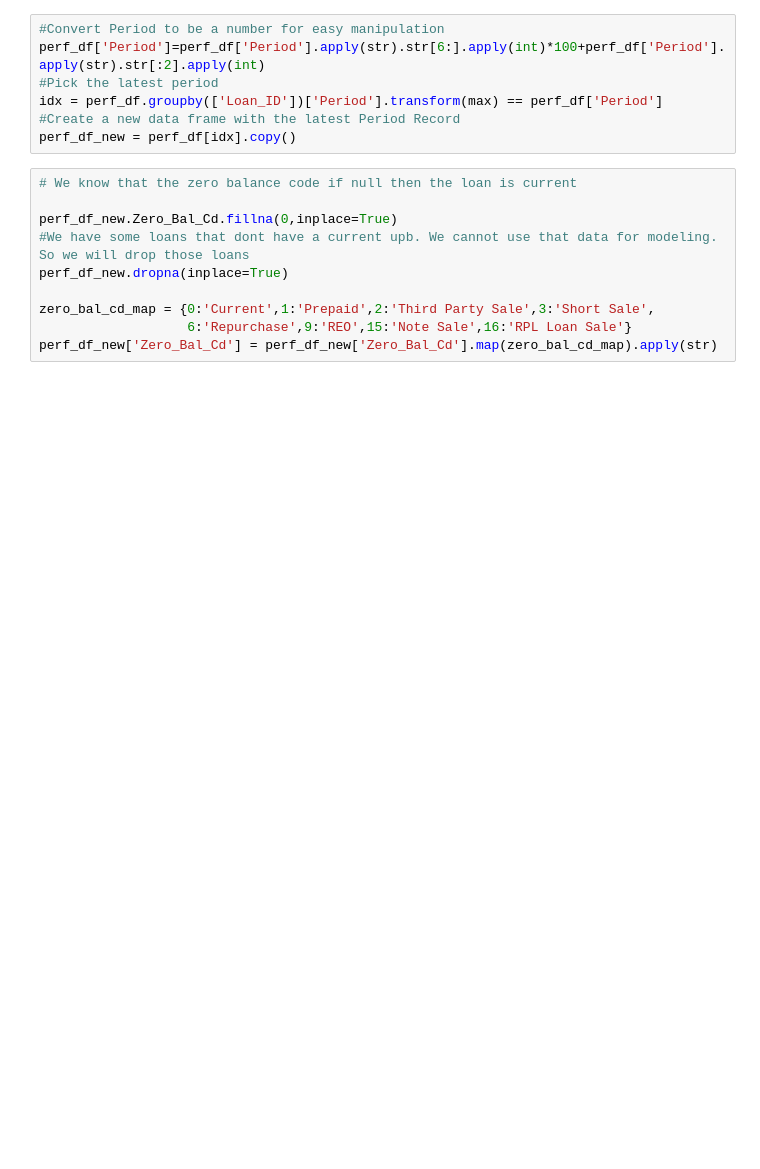
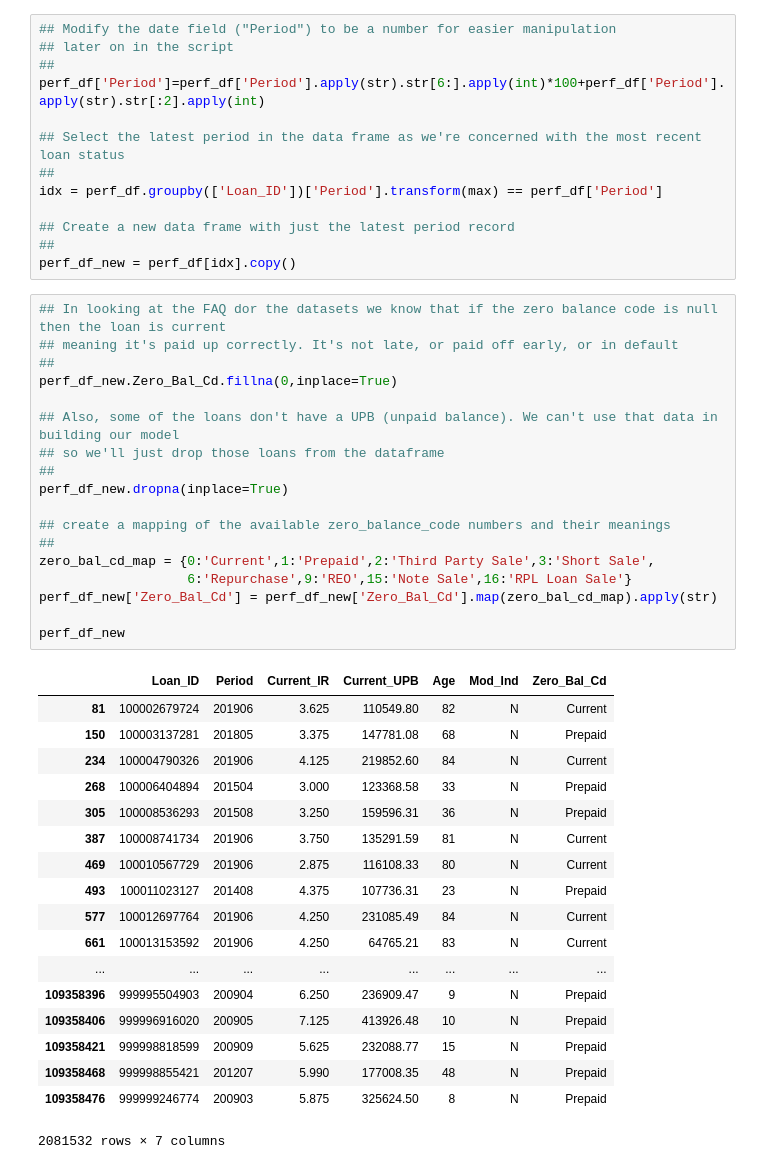
Before and after one commit to kalyanpesala17/Nov9_10_Hackathon, a Jupyter notebook: Data_Science_Challenge/Loan_Performance.ipynb, the cells around one changed output. Saved outputs shown, nothing was run; the diff lists cells and outputs as text; blank space fills up the shorter version.

```diff
--- a/Data_Science_Challenge/Loan_Performance.ipynb
+++ b/Data_Science_Challenge/Loan_Performance.ipynb
@@ -59,20 +106,53 @@ df_from_each_file = (pd.read_csv(f,sep ="|", index_col=None, header=None
                                 ) for f in all_perf_files)
 perf_df   = pd.concat(df_from_each_file, ignore_index=True)
 # %%
-#Convert Period to be a number for easy manipulation
+## Modify the date field ("Period") to be a number for easier manipulation
+## later on in the script
+##
 perf_df['Period']=perf_df['Period'].apply(str).str[6:].apply(int)*100+perf_df['Period'].apply(str).str[:2].apply(int)
-#Pick the latest period
+
+## Select the latest period in the data frame as we're concerned with the most recent loan status
+##
 idx = perf_df.groupby(['Loan_ID'])['Period'].transform(max) == perf_df['Period']
-#Create a new data frame with the latest Period Record
+
+## Create a new data frame with just the latest period record
+##
 perf_df_new = perf_df[idx].copy()
 # %%
-# We know that the zero balance code if null then the loan is current
+## In looking at the FAQ dor the datasets we know that if the zero balance code is null then the loan is current
+## meaning it's paid up correctly. It's not late, or paid off early, or in default
+##
+perf_df_new.Zero_Bal_Cd.fillna(0,inplace=True)
 
-perf_df_new.Zero_Bal_Cd.fillna(0,inplace=True)
-#We have some loans that dont have a current upb. We cannot use that data for modeling. So we will drop those loans
+## Also, some of the loans don't have a UPB (unpaid balance). We can't use that data in building our model
+## so we'll just drop those loans from the dataframe
+##
 perf_df_new.dropna(inplace=True)
 
+## create a mapping of the available zero_balance_code numbers and their meanings
+##
 zero_bal_cd_map = {0:'Current',1:'Prepaid',2:'Third Party Sale',3:'Short Sale',
                    6:'Repurchase',9:'REO',15:'Note Sale',16:'RPL Loan Sale'}
 perf_df_new['Zero_Bal_Cd'] = perf_df_new['Zero_Bal_Cd'].map(zero_bal_cd_map).apply(str)
+
+perf_df_new
+# %% [output]
+|  | Loan_ID | Period | Current_IR | Current_UPB | Age | Mod_Ind | Zero_Bal_Cd |
+| 81 | 100002679724 | 201906 | 3.625 | 110549.80 | 82 | N | Current |
+| 150 | 100003137281 | 201805 | 3.375 | 147781.08 | 68 | N | Prepaid |
+| 234 | 100004790326 | 201906 | 4.125 | 219852.60 | 84 | N | Current |
+| 268 | 100006404894 | 201504 | 3.000 | 123368.58 | 33 | N | Prepaid |
+| 305 | 100008536293 | 201508 | 3.250 | 159596.31 | 36 | N | Prepaid |
+| 387 | 100008741734 | 201906 | 3.750 | 135291.59 | 81 | N | Current |
+| 469 | 100010567729 | 201906 | 2.875 | 116108.33 | 80 | N | Current |
+| 493 | 100011023127 | 201408 | 4.375 | 107736.31 | 23 | N | Prepaid |
+| 577 | 100012697764 | 201906 | 4.250 | 231085.49 | 84 | N | Current |
+| 661 | 100013153592 | 201906 | 4.250 | 64765.21 | 83 | N | Current |
+| ... | ... | ... | ... | ... | ... | ... | ... |
+| 109358396 | 999995504903 | 200904 | 6.250 | 236909.47 | 9 | N | Prepaid |
+| 109358406 | 999996916020 | 200905 | 7.125 | 413926.48 | 10 | N | Prepaid |
+| 109358421 | 999998818599 | 200909 | 5.625 | 232088.77 | 15 | N | Prepaid |
+| 109358468 | 999998855421 | 201207 | 5.990 | 177008.35 | 48 | N | Prepaid |
+| 109358476 | 999999246774 | 200903 | 5.875 | 325624.50 | 8 | N | Prepaid |
+2081532 rows × 7 columns
 # %%
```
Also changed, not shown: parts of 35 cells of this notebook, 6 other files.
